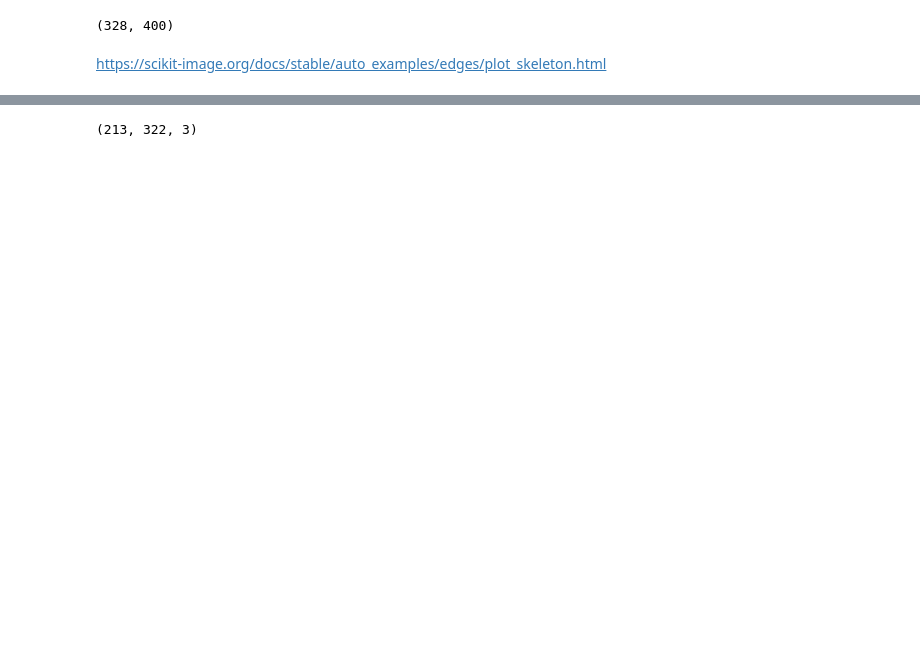
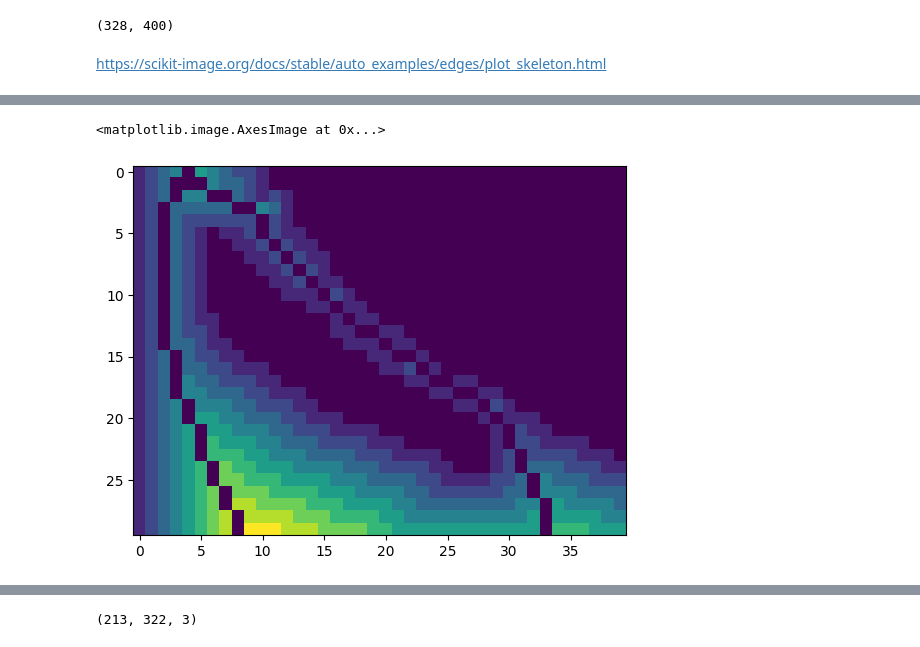
Before and after one commit to alexander-paskal/RoadmapPlanner, a Jupyter notebook: test.ipynb, the cells around one changed output, grey strips where cells are left out. Saved outputs shown, nothing was run; the diff lists cells and outputs as text; code cells hidden in the pictures; blank space fills up the shorter version.

```diff
--- a/test.ipynb
+++ b/test.ipynb
@@ -122,0 +139,5 @@ plt.show()
+# %%
+plt.imshow(sdf[145:175, :40])
+# %% [output]
+<matplotlib.image.AxesImage at 0x...>
+[figure, added]
```
Also changed, not shown: parts of 11 cells of this notebook, 10 other files.
